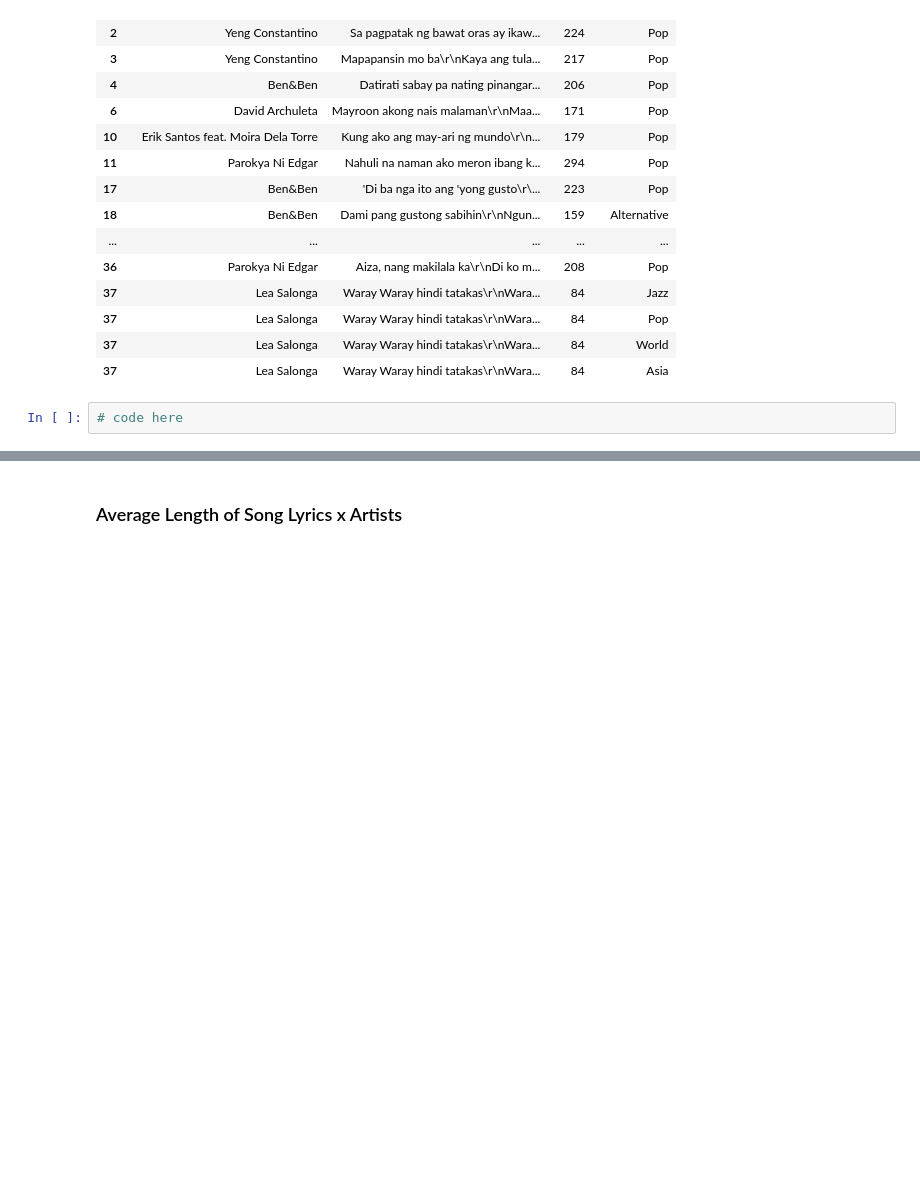
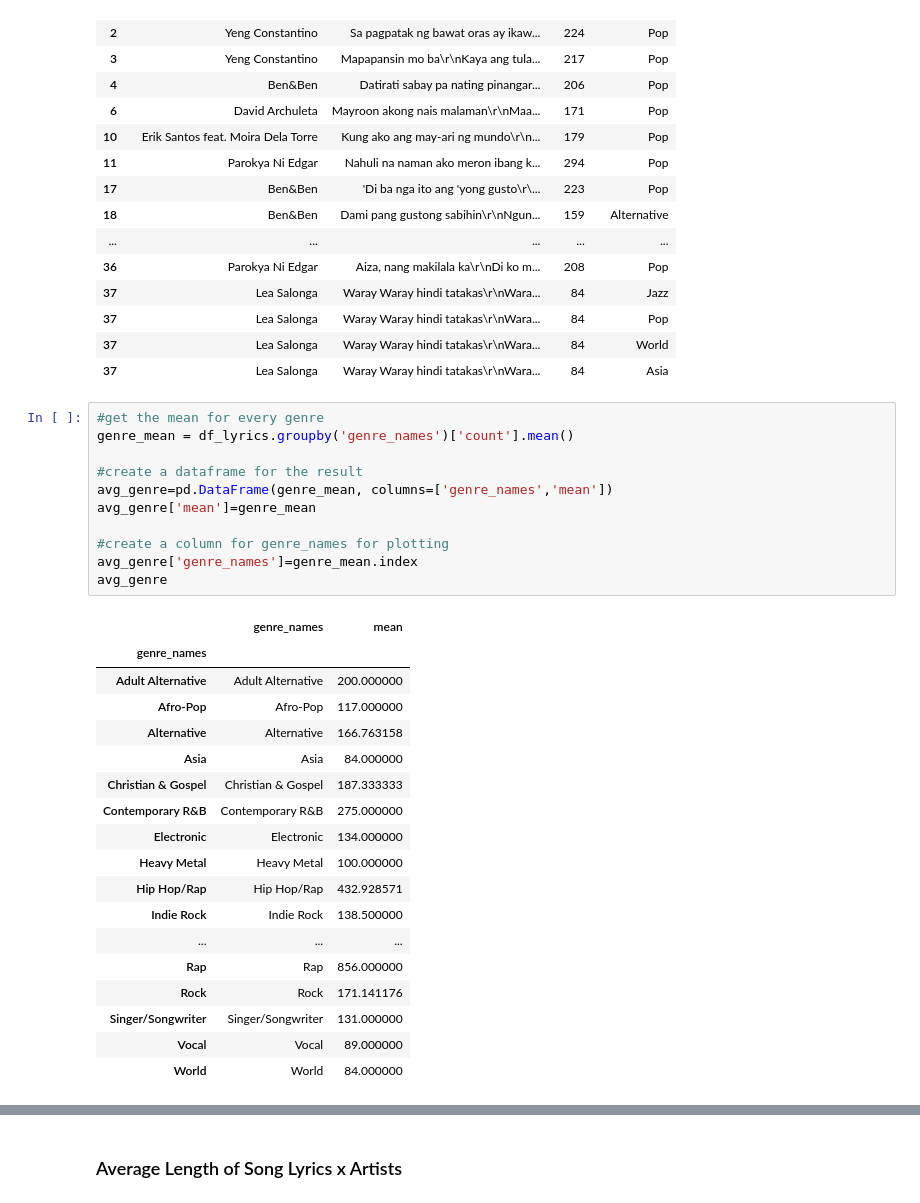
Before and after one commit to kenloquinte/DATASCI-Baby-Alive, a Jupyter notebook: FINAL/Technical_Report.ipynb, the cells around one changed output, grey strips where cells are left out. Cells and saved outputs as stored; diff of their text form; blank space fills up the shorter version.

```diff
--- a/FINAL/Technical_Report.ipynb
+++ b/FINAL/Technical_Report.ipynb
@@ -315,5 +348,33 @@ df_lyrics.head(30)
 | 37 | Lea Salonga | Waray Waray hindi tatakas\r\nWara... | 84 | Pop |
 | 37 | Lea Salonga | Waray Waray hindi tatakas\r\nWara... | 84 | World |
 | 37 | Lea Salonga | Waray Waray hindi tatakas\r\nWara... | 84 | Asia |
-# %%
-# code here
+# %%
+#get the mean for every genre
+genre_mean = df_lyrics.groupby('genre_names')['count'].mean()
+
+#create a dataframe for the result
+avg_genre=pd.DataFrame(genre_mean, columns=['genre_names','mean'])
+avg_genre['mean']=genre_mean
+
+#create a column for genre_names for plotting
+avg_genre['genre_names']=genre_mean.index
+avg_genre
+# %% [output]
+|  | genre_names | mean |
+| genre_names |  |  |
+| Adult Alternative | Adult Alternative | 200.000000 |
+| Afro-Pop | Afro-Pop | 117.000000 |
+| Alternative | Alternative | 166.763158 |
+| Asia | Asia | 84.000000 |
+| Christian & Gospel | Christian & Gospel | 187.333333 |
+| Contemporary R&B | Contemporary R&B | 275.000000 |
+| Electronic | Electronic | 134.000000 |
+| Heavy Metal | Heavy Metal | 100.000000 |
+| Hip Hop/Rap | Hip Hop/Rap | 432.928571 |
+| Indie Rock | Indie Rock | 138.500000 |
+| ... | ... | ... |
+| Rap | Rap | 856.000000 |
+| Rock | Rock | 171.141176 |
+| Singer/Songwriter | Singer/Songwriter | 131.000000 |
+| Vocal | Vocal | 89.000000 |
+| World | World | 84.000000 |
```
Also changed, not shown: parts of 8 cells of this notebook.
